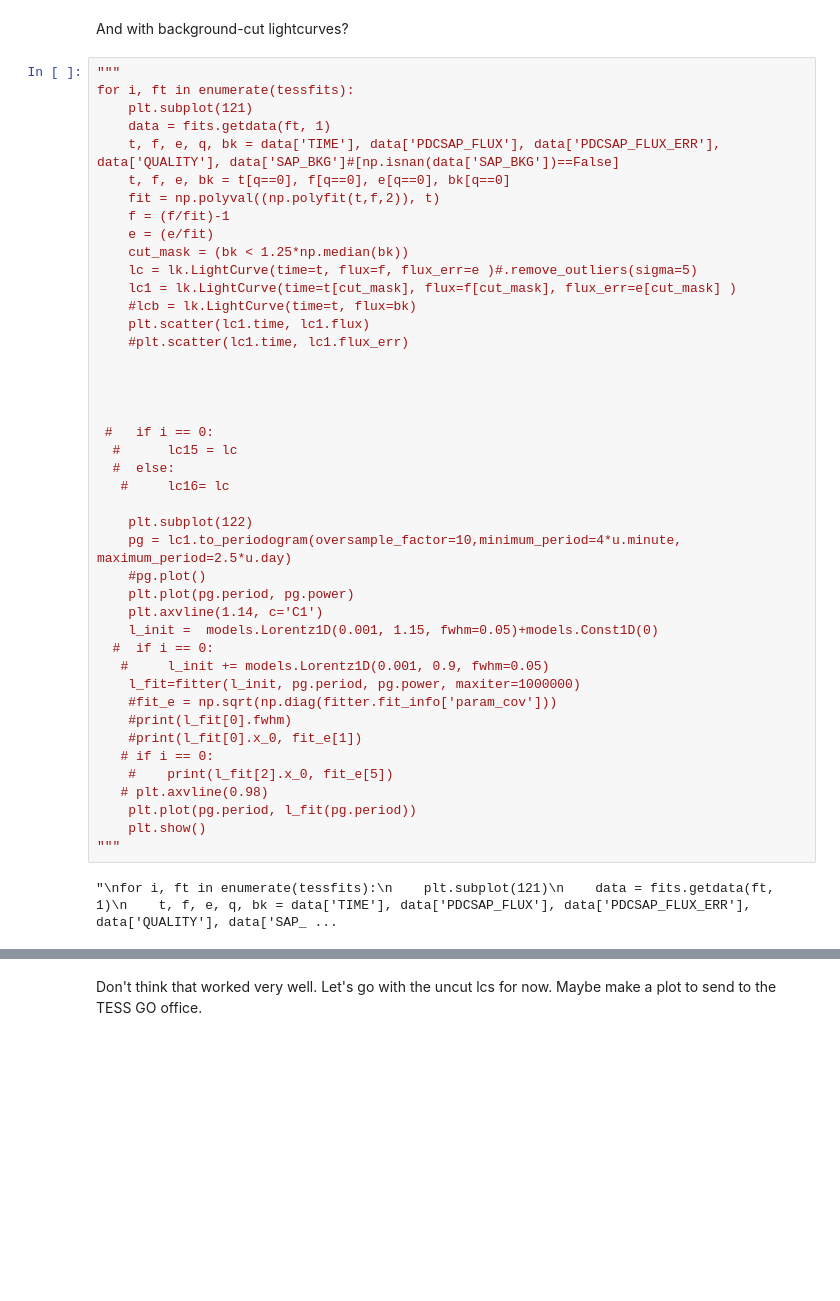
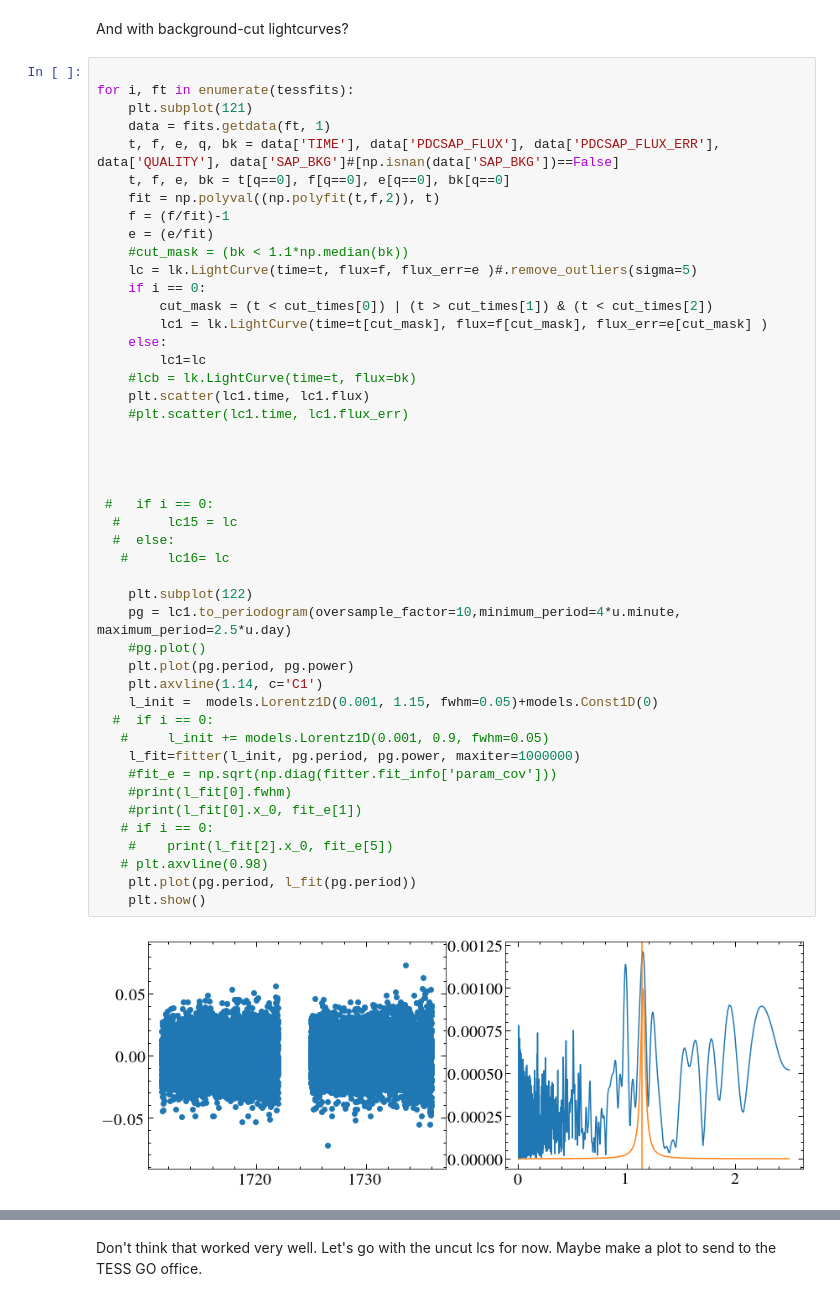
Before and after one commit to davidjwilson/GD394-Tess, a Jupyter notebook: tess_period2.ipynb, the cells around one changed output, grey strips where cells are left out. Cells and saved outputs as stored; diff of their text form; blank space fills up the shorter version.

```diff
--- a/tess_period2.ipynb
+++ b/tess_period2.ipynb
@@ -159,7 +161,7 @@ Parameter('x_0', value=1.1543654820386422, unit=d) 0.0017686171286158264
 # %% [markdown]
 And with background-cut lightcurves?
 # %%
-"""
+
 for i, ft in enumerate(tessfits):
     plt.subplot(121)
     data = fits.getdata(ft, 1)
@@ -168,38 +170,41 @@ for i, ft in enumerate(tessfits):
     fit = np.polyval((np.polyfit(t,f,2)), t)
     f = (f/fit)-1
     e = (e/fit)
-    cut_mask = (bk < 1.25*np.median(bk))
+    #cut_mask = (bk < 1.1*np.median(bk))
     lc = lk.LightCurve(time=t, flux=f, flux_err=e )#.remove_outliers(sigma=5)
-    lc1 = lk.LightCurve(time=t[cut_mask], flux=f[cut_mask], flux_err=e[cut_mask] )
+    if i == 0:
+        cut_mask = (t < cut_times[0]) | (t > cut_times[1]) & (t < cut_times[2])
+        lc1 = lk.LightCurve(time=t[cut_mask], flux=f[cut_mask], flux_err=e[cut_mask] )
+    else:
+        lc1=lc
     #lcb = lk.LightCurve(time=t, flux=bk)
     plt.scatter(lc1.time, lc1.flux)
     #plt.scatter(lc1.time, lc1.flux_err)
 
 
 
 
  #   if i == 0:
   #      lc15 = lc
   #  else:
    #     lc16= lc
 
     plt.subplot(122)
     pg = lc1.to_periodogram(oversample_factor=10,minimum_period=4*u.minute, maximum_period=2.5*u.day)
     #pg.plot()
     plt.plot(pg.period, pg.power)
     plt.axvline(1.14, c='C1')
     l_init =  models.Lorentz1D(0.001, 1.15, fwhm=0.05)+models.Const1D(0)
   #  if i == 0:
    #     l_init += models.Lorentz1D(0.001, 0.9, fwhm=0.05)
     l_fit=fitter(l_init, pg.period, pg.power, maxiter=1000000)
     #fit_e = np.sqrt(np.diag(fitter.fit_info['param_cov']))
     #print(l_fit[0].fwhm)
     #print(l_fit[0].x_0, fit_e[1])
    # if i == 0:
     #    print(l_fit[2].x_0, fit_e[5])
    # plt.axvline(0.98)
     plt.plot(pg.period, l_fit(pg.period))
     plt.show()
-"""
 # %% [output]
-"\nfor i, ft in enumerate(tessfits):\n    plt.subplot(121)\n    data = fits.getdata(ft, 1)\n    t, f, e, q, bk = data['TIME'], data['PDCSAP_FLUX'], data['PDCSAP_FLUX_ERR'], data['QUALITY'], data['SAP_ ...
+[figure, added]
```
Also changed, not shown: parts of 3 cells of this notebook.
